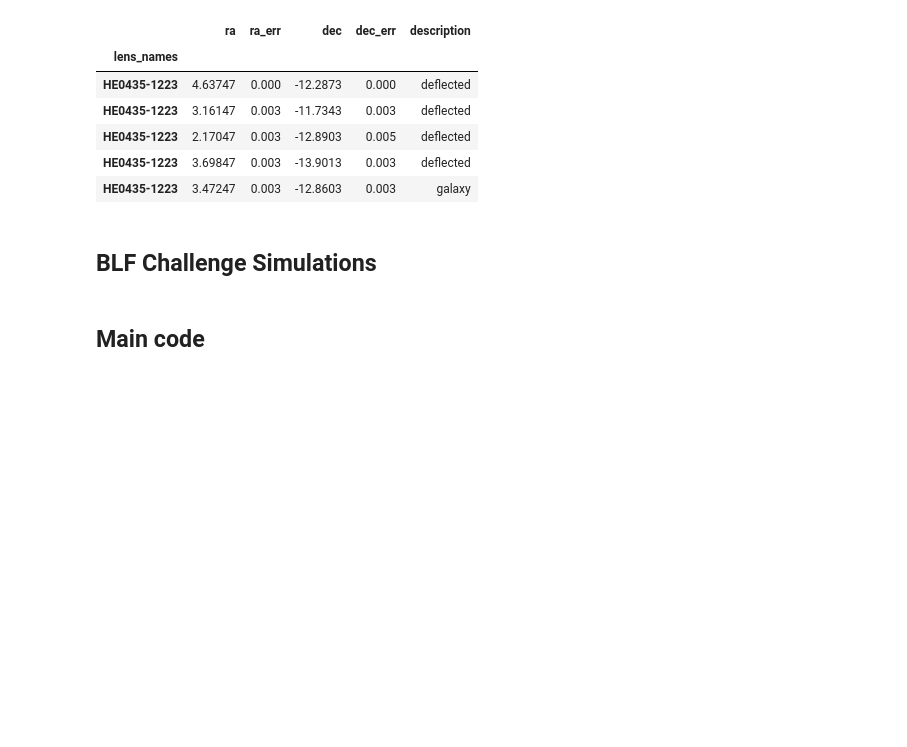
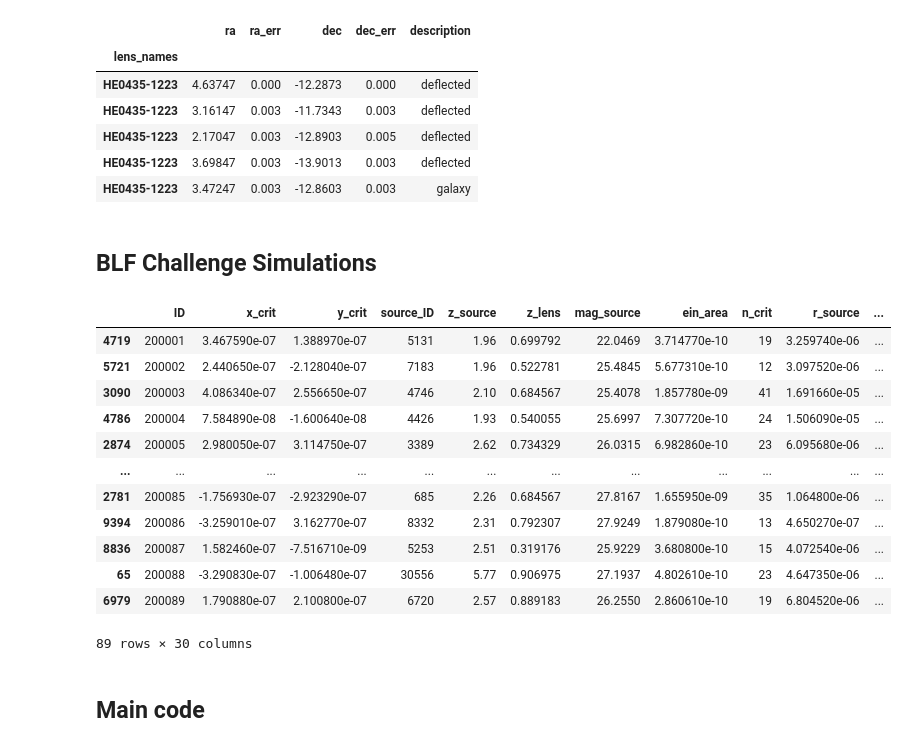
Before and after one commit to vivianemm/GLquasars, a Jupyter notebook: Database/Integration.ipynb, the cells around one changed output. Cells and saved outputs as stored; diff of their text form; code cells hidden in the pictures; blank space fills up the shorter version.

```diff
--- a/Database/Integration.ipynb
+++ b/Database/Integration.ipynb
@@ -405,9 +401,37 @@ HE_c
 #HE_ml.rename(columns={"Unnamed: 0": "Description"})
 # %% [markdown]
 ## BLF Challenge Simulations
-# %%
-blf = pd.read_csv('/home/viviane/BLF_training/image_catalog.csv', comment='#')
-blf
+# %%
+def blf_train_df():
+    blf_train_path = '/home/viviane/BLF_training'
+    blf = pd.read_csv(blf_train_path + '/traintest.csv', comment='#')
+
+    ids = blf['ID']
+
+    # Adding columns with paths for images in the 4 filters: img_path_H, img_path_J, img_path_VIS, img_path_Y
+    for filter in ['H', 'J', 'VIS', 'Y']:
+        path = blf_train_path + '/Images/EUC_{}/imageEUC_{}-'.format(filter, filter)
+        blf['img_path_{}'.format(filter)] = [path + '{}.fits'.format(id) for id in ids]
+
+    blf.to_csv('blf_train.csv', index=False)
+
+    return blf
+# %%
+blf_train_df()
+# %% [output]
+|  | ID | x_crit | y_crit | source_ID | z_source | z_lens | mag_source | ein_area | n_crit | r_source | ... |
+| 4719 | 200001 | 3.467590e-07 | 1.388970e-07 | 5131 | 1.96 | 0.699792 | 22.0469 | 3.714770e-10 | 19 | 3.259740e-06 | ... |
+| 5721 | 200002 | 2.440650e-07 | -2.128040e-07 | 7183 | 1.96 | 0.522781 | 25.4845 | 5.677310e-10 | 12 | 3.097520e-06 | ... |
+| 3090 | 200003 | 4.086340e-07 | 2.556650e-07 | 4746 | 2.10 | 0.684567 | 25.4078 | 1.857780e-09 | 41 | 1.691660e-05 | ... |
+| 4786 | 200004 | 7.584890e-08 | -1.600640e-08 | 4426 | 1.93 | 0.540055 | 25.6997 | 7.307720e-10 | 24 | 1.506090e-05 | ... |
+| 2874 | 200005 | 2.980050e-07 | 3.114750e-07 | 3389 | 2.62 | 0.734329 | 26.0315 | 6.982860e-10 | 23 | 6.095680e-06 | ... |
+| ... | ... | ... | ... | ... | ... | ... | ... | ... | ... | ... | ... |
+| 2781 | 200085 | -1.756930e-07 | -2.923290e-07 | 685 | 2.26 | 0.684567 | 27.8167 | 1.655950e-09 | 35 | 1.064800e-06 | ... |
+| 9394 | 200086 | -3.259010e-07 | 3.162770e-07 | 8332 | 2.31 | 0.792307 | 27.9249 | 1.879080e-10 | 13 | 4.650270e-07 | ... |
+| 8836 | 200087 | 1.582460e-07 | -7.516710e-09 | 5253 | 2.51 | 0.319176 | 25.9229 | 3.680800e-10 | 15 | 4.072540e-06 | ... |
+| 65 | 200088 | -3.290830e-07 | -1.006480e-07 | 30556 | 5.77 | 0.906975 | 27.1937 | 4.802610e-10 | 23 | 4.647350e-06 | ... |
+| 6979 | 200089 | 1.790880e-07 | 2.100800e-07 | 6720 | 2.57 | 0.889183 | 26.2550 | 2.860610e-10 | 19 | 6.804520e-06 | ... |
+89 rows × 30 columns
 # %% [markdown]
 ## Main code
 # %%
```
Also changed, not shown: parts of 1 cell of this notebook, 2 other files.
